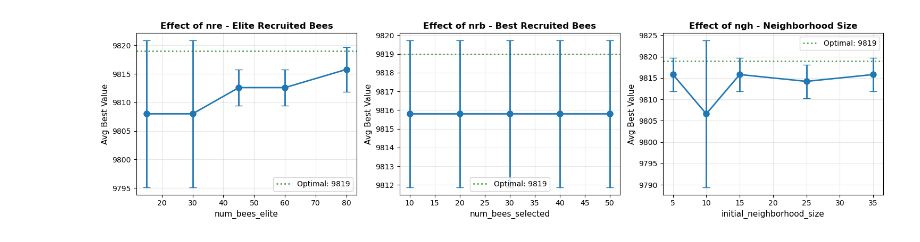
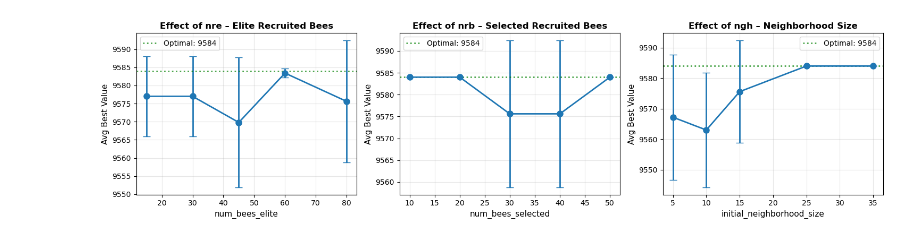
Before and after one commit to larakhas/ACIT4610-Final-Project-Group4, a Jupyter notebook: Problem 3/Problem3.ipynb, the cells around one changed output. Cells and saved outputs as stored; diff of their text form; code cells hidden in the pictures.

```diff
--- a/Problem 3/Problem3.ipynb
+++ b/Problem 3/Problem3.ipynb
@@ -1245,8 +1169,27 @@ SENSITIVITY ANALYIS
 # %%
+# Sensitivity Analysis
 def sensitivity_analysis(instance, n_runs=10):
-    """Perform sensitivity analysis on BA parameters with WIDER ranges"""
+    """
+    Perform sensitivity analysis on key BA parameters:
+        - nre: number of elite recruited bees
+        - nrb: number of best recruited bees
+        - ngh: initial neighborhood size
 
-    # Base parameters (same as in your main experiments)
+    Wider parameter ranges are tested.
+    Each configuration is evaluated over multiple runs to compute
+    mean performance and standard deviation.
+
+    Args:
+        instance (KnapsackInstance): The instance to analyze.
+        n_runs (int): Number of repeated runs per parameter setting.
+
+    Returns:
+        tuple: (results_dict, base_params)
+               results_dict contains x-values, means, and std-devs
+               for each tested parameter.
+    """
+
+    # Base Bees Algorithm parameters used for all tests
     base_params = {
         'num_scout_bees': 150,
         'num_selected_sites': 30,
@@ -1259,15 +1202,16 @@ def sensitivity_analysis(instance, n_runs=10):
         'stagnation_limit': 20
     }
 
+    # Dictionary storing results for each tested parameter
     results = {
         'num_bees_elite': {},
         'num_bees_selected': {},
         'initial_neighborhood_size': {}
     }
 
-    # ------------------------------------------------------------
-    # 1) Test num_bees_elite (nre)
-    # ------------------------------------------------------------
+    # -------------------------------------------------------------
+    # Test nre = num_bees_elite
+    # -------------------------------------------------------------
     print("Testing num_bees_elite (nre)...")
     nre_vals = [15, 30, 45, 60, 80]
     results['num_bees_elite']['x'] = nre_vals
@@ -1292,13 +1236,15 @@ def sensitivity_analysis(instance, n_runs=10):
             )
             _, best_val, _ = ba.optimize()
             runs.append(best_val)
+
         results['num_bees_elite']['y'].append(np.mean(runs))
         results['num_bees_elite']['std'].append(np.std(runs))
+
         print(f"  nre={nre}: avg={np.mean(runs):.1f}, std={np.std(runs):.1f}")
 
-    # ------------------------------------------------------------
-    # 2) Test num_bees_selected (nrb)
-    # ------------------------------------------------------------
+    # -------------------------------------------------------------
+    # Test nrb = num_bees_selected
+    # -------------------------------------------------------------
     print("\nTesting num_bees_selected (nrb)...")
     nrb_vals = [10, 20, 30, 40, 50]
     results['num_bees_selected']['x'] = nrb_vals
@@ -1323,13 +1269,15 @@ def sensitivity_analysis(instance, n_runs=10):
             )
             _, best_val, _ = ba.optimize()
             runs.append(best_val)
+
         results['num_bees_selected']['y'].append(np.mean(runs))
         results['num_bees_selected']['std'].append(np.std(runs))
+
         print(f"  nrb={nrb}: avg={np.mean(runs):.1f}, std={np.std(runs):.1f}")
 
-    # ------------------------------------------------------------
-    # 3) Test initial_neighborhood_size (ngh)
-    # ------------------------------------------------------------
+    # -------------------------------------------------------------
+    # Test ngh = initial_neighborhood_size
+    # -------------------------------------------------------------
     print("\nTesting initial_neighborhood_size (ngh)...")
     ngh_vals = [5, 10, 15, 25, 35]
     results['initial_neighborhood_size']['x'] = ngh_vals
@@ -1354,23 +1302,20 @@ def sensitivity_analysis(instance, n_runs=10):
             )
             _, best_val, _ = ba.optimize()
             runs.append(best_val)
+
         results['initial_neighborhood_size']['y'].append(np.mean(runs))
         results['initial_neighborhood_size']['std'].append(np.std(runs))
+
         print(f"  ngh={ngh}: avg={np.mean(runs):.1f}, std={np.std(runs):.1f}")
 
     return results, base_params
 
 
-# -------------------------------------------------------------------------
-# Choose a representative "hard" instance from your loaded instances
-# Now: use WEISH27 (5 knapsacks, many items) instead of WEISH26
-# -------------------------------------------------------------------------
-try:
-    representative_instance = next(inst for inst in all_instances if inst.name == 'WEISH27')
-except StopIteration:
-    # Fallback if name not found (should not happen if loading is correct)
-    representative_instance = all_instances[-1]
-
+# -------------------------------------------------------------
+# Run sensitivity analysis on a representative instance
+# -------------------------------------------------------------
+# Example: WEISH26 (harder OR-Library MKP instance)
+representative_instance = all_instances[4]
 print(f"Running sensitivity analysis on {representative_instance.name}...")
 print(f"Instance: {representative_instance.num_items} items, "
       f"{representative_instance.num_knapsacks} knapsacks")
@@ -1378,19 +1323,20 @@ print(f"Optimal value: {representative_instance.optimal_value}")
 
 results, base_params = sensitivity_analysis(representative_instance, n_runs=5)
 
-# -------------------------------------------------------------------------
-# Plot sensitivity curves
-# -------------------------------------------------------------------------
+# -------------------------------------------------------------
+# Plot results
+# -------------------------------------------------------------
 fig, axes = plt.subplots(1, 3, figsize=(15, 4))
 
 params_info = [
-    ('num_bees_elite', 'nre - Elite Recruited Bees'),
-    ('num_bees_selected', 'nrb - Best Recruited Bees'),
-    ('initial_neighborhood_size', 'ngh - Neighborhood Size')
+    ('num_bees_elite', 'nre – Elite Recruited Bees'),
+    ('num_bees_selected', 'nrb – Selected Recruited Bees'),
+    ('initial_neighborhood_size', 'ngh – Neighborhood Size')
 ]
 
 for i, (param, title) in enumerate(params_info):
     ax = axes[i]
+
     ax.errorbar(
         results[param]['x'],
         results[param]['y'],
@@ -1401,6 +1347,7 @@ for i, (param, title) in enumerate(params_info):
         markersize=8
     )
 
+    # Plot optimal horizontal line if known
     if representative_instance.optimal_value:
         ax.axhline(
             y=representative_instance.optimal_value,
@@ -1413,7 +1360,7 @@ for i, (param, title) in enumerate(params_info):
 
     ax.set_xlabel(param, fontsize=11)
     ax.set_ylabel('Avg Best Value', fontsize=11)
-    ax.set_title(f'Effect of {title}', fontweight='bold', fontsize=12)
+    ax.set_title(f'Effect of {title}', fontsize=12, fontweight='bold')
     ax.grid(True, alpha=0.3)
     ax.legend(fontsize=10)
 
@@ -1440 +1387 @@ Testing num_bees_selected (nrb)...
-[figure, old version]
+[figure, new version]
```
Also changed, not shown: parts of 14 cells of this notebook, 1 other file.
